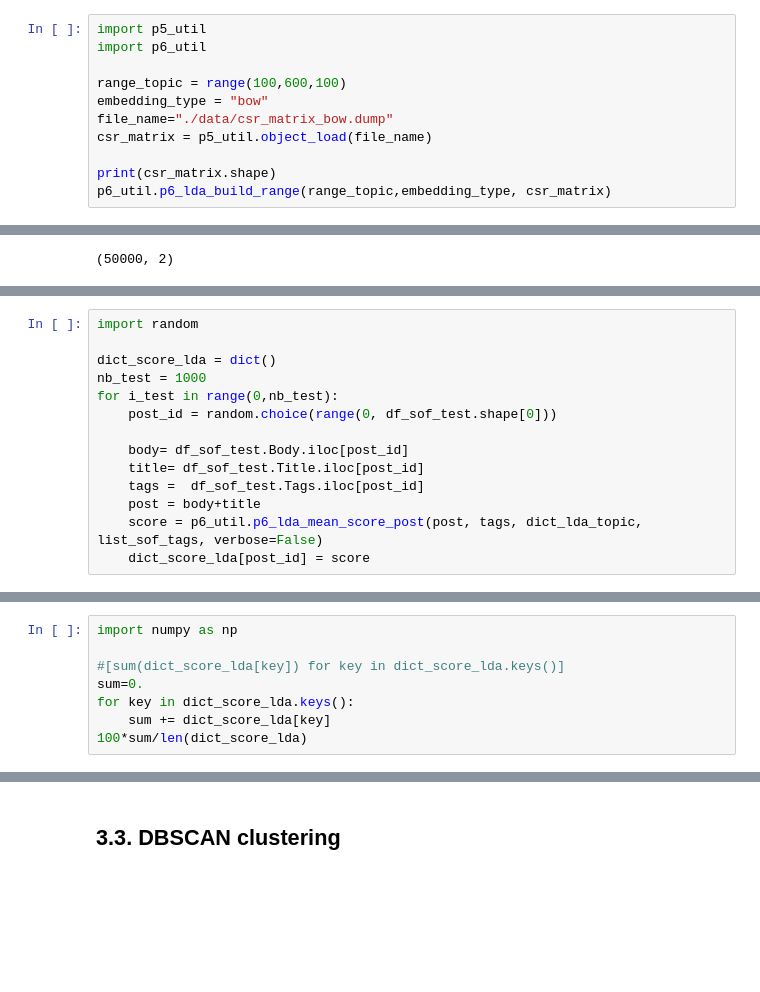
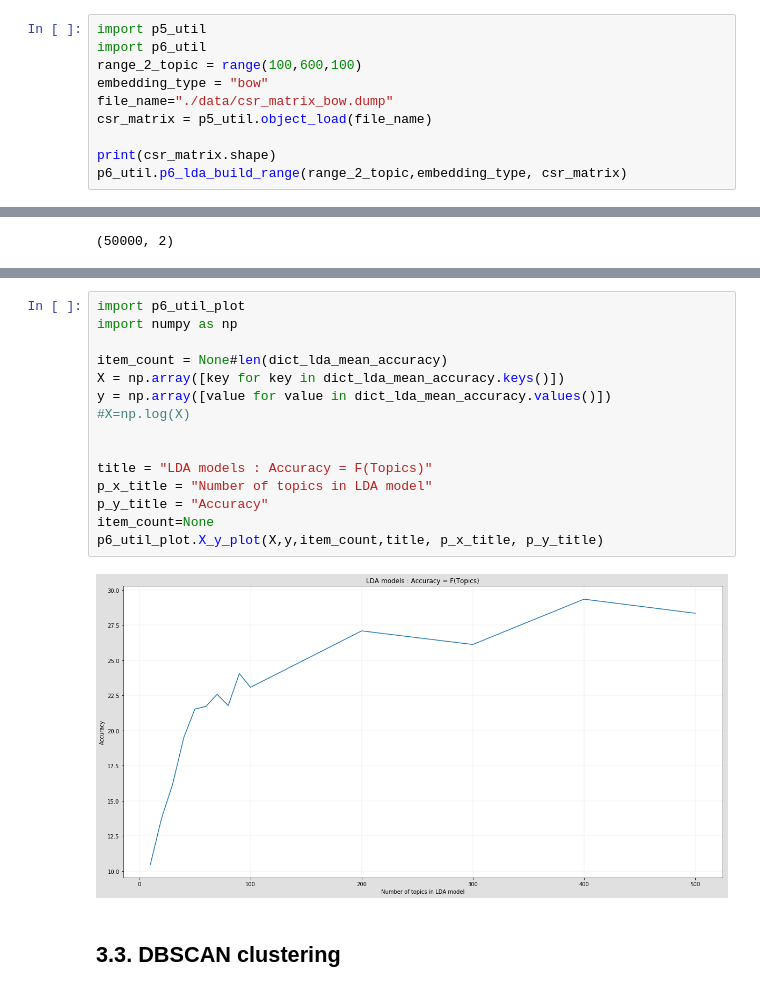
Before and after one commit to dataforcast/OC_Datascientist, a Jupyter notebook: P6/P6_UnsupervizedMethods.ipynb, the cells around one changed output, grey strips where cells are left out. Drawn from its saved outputs; the diff is of its cells as text; blank space fills up the shorter version.

Commit message:
P6 / Unsupervized models : LDA : notebook with BOW performances

```diff
--- a/P6/P6_UnsupervizedMethods.ipynb
+++ b/P6/P6_UnsupervizedMethods.ipynb
@@ -495,14 +477,13 @@ bow_feature_names = vectorizer.get_feature_names()
 # %%
 import p5_util
 import p6_util
-
-range_topic = range(100,600,100)
+range_2_topic = range(100,600,100)
 embedding_type = "bow"
 file_name="./data/csr_matrix_bow.dump"
 csr_matrix = p5_util.object_load(file_name)
 
 print(csr_matrix.shape)
-p6_util.p6_lda_build_range(range_topic,embedding_type, csr_matrix)
+p6_util.p6_lda_build_range(range_2_topic,embedding_type, csr_matrix)
 # %% [output]
 p5_util.object_load : fileName= ./data/csr_matrix_bow.dump
 (24604, 2463)
@@ -597,14 +548,0 @@ Accuracy for 500 topics : 0.24
-# %%
-import random
-
-dict_score_lda = dict()
-nb_test = 1000
-for i_test in range(0,nb_test):
-    post_id = random.choice(range(0, df_sof_test.shape[0]))
-
-    body= df_sof_test.Body.iloc[post_id]
-    title= df_sof_test.Title.iloc[post_id]
-    tags =  df_sof_test.Tags.iloc[post_id]
-    post = body+title
-    score = p6_util.p6_lda_mean_score_post(post, tags, dict_lda_topic, list_sof_tags, verbose=False)
-    dict_score_lda[post_id] = score
@@ -615,8 +548,0 @@ len(dict_score_lda)
-# %%
-import numpy as np
-
-#[sum(dict_score_lda[key]) for key in dict_score_lda.keys()]
-sum=0.
-for key in dict_score_lda.keys():
-    sum += dict_score_lda[key]
-100*sum/len(dict_score_lda)
@@ -625,3 +618,20 @@ for key in dict_score_lda.keys():
+# %%
+import p6_util_plot
+import numpy as np
+
+item_count = None#len(dict_lda_mean_accuracy)
+X = np.array([key for key in dict_lda_mean_accuracy.keys()])
+y = np.array([value for value in dict_lda_mean_accuracy.values()])
+#X=np.log(X)
+
+
+title = "LDA models : Accuracy = F(Topics)"
+p_x_title = "Number of topics in LDA model"
+p_y_title = "Accuracy"
+item_count=None
+p6_util_plot.X_y_plot(X,y,item_count,title, p_x_title, p_y_title)
+# %% [output]
+[figure, added]
 # %% [markdown]
 ## 3.3. DBSCAN clustering
 # %%
```
Also changed, not shown: parts of 22 cells of this notebook.
